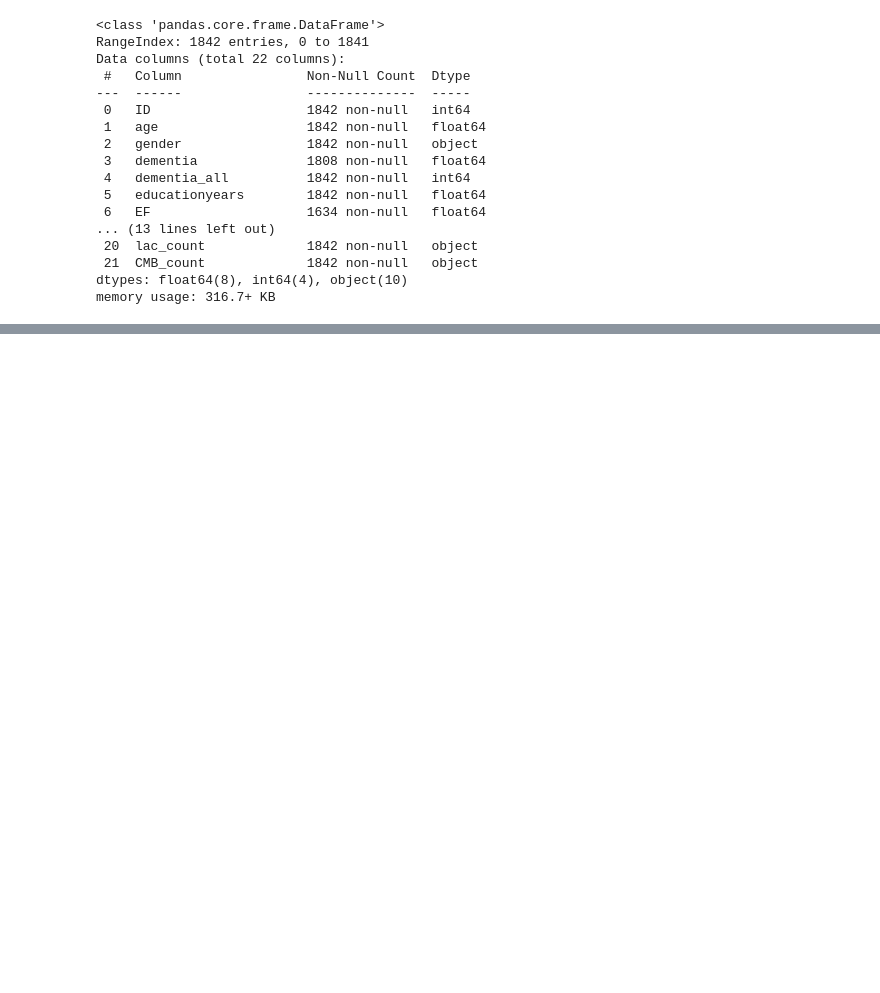
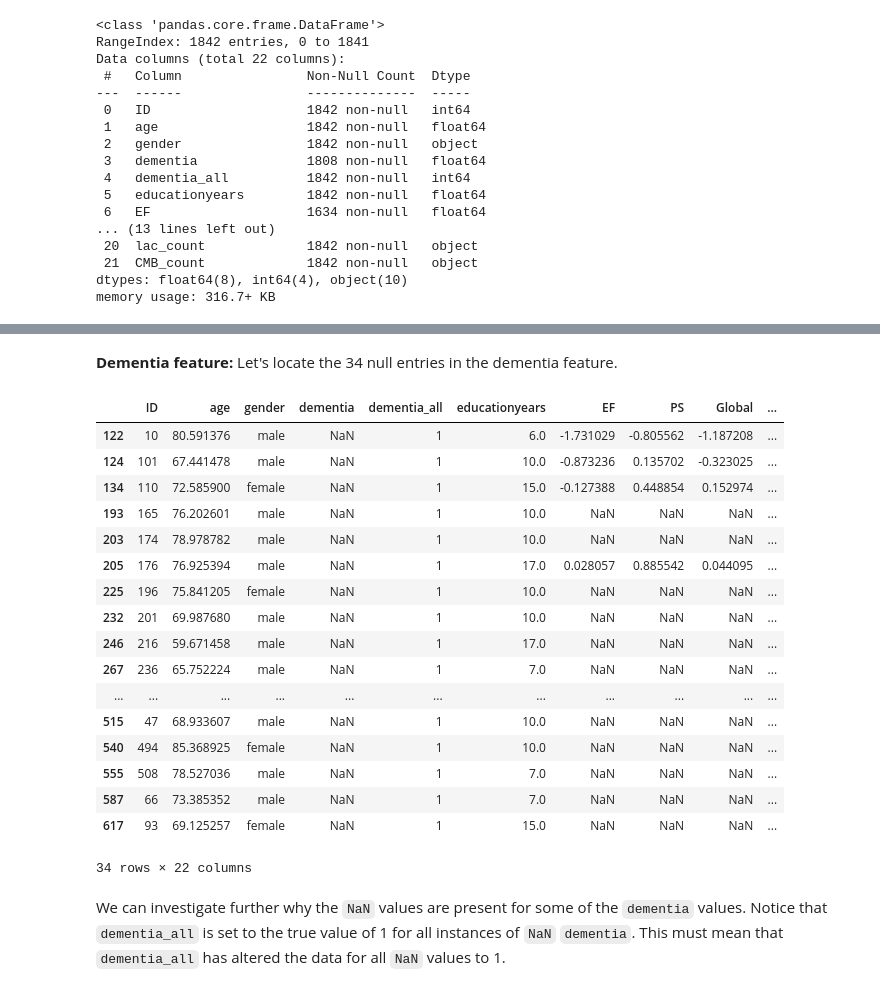
Before and after one commit to simonskodt/big-data-processes, a Jupyter notebook: dementia_project/dementia_analysis.ipynb, the cells around one changed output, grey strips where cells are left out. Cells and saved outputs as stored; diff of their text form; code cells hidden in the pictures; blank space fills up the shorter version.

Commit message:
feat: (almost) complete exploration of the dataset

```diff
--- a/dementia_project/dementia_analysis.ipynb
+++ b/dementia_project/dementia_analysis.ipynb
@@ -18,5 +27,4 @@ import numpy as np;
 # %% [markdown]
 ### Load the dataset
 # %%
-dementia_dataset = pd.read_csv("dementia_studies_data.csv", delimiter=",")
-dementia_dataset.head()
+df = pd.read_csv("dementia_studies_data.csv", delimiter=",")
@@ -150,3 +98,0 @@ dtype: int64
-# %%
-pd.set_option('display.max_columns', None)
-dementia_data[dementia_data["smoking"].isnull()]
@@ -201,0 +112,27 @@ dtype: int64
+# %% [markdown]
+<div class="alert alert-block">
+    <b>Dementia feature:</b> Let's locate the 34 null entries in the dementia feature.
+</div>
+# %%
+df[df['dementia'].isnull()]
+# %% [output]
+|  | ID | age | gender | dementia | dementia_all | educationyears | EF | PS | Global | ... |
+| 122 | 10 | 80.591376 | male | NaN | 1 | 6.0 | -1.731029 | -0.805562 | -1.187208 | ... |
+| 124 | 101 | 67.441478 | male | NaN | 1 | 10.0 | -0.873236 | 0.135702 | -0.323025 | ... |
+| 134 | 110 | 72.585900 | female | NaN | 1 | 15.0 | -0.127388 | 0.448854 | 0.152974 | ... |
+| 193 | 165 | 76.202601 | male | NaN | 1 | 10.0 | NaN | NaN | NaN | ... |
+| 203 | 174 | 78.978782 | male | NaN | 1 | 10.0 | NaN | NaN | NaN | ... |
+| 205 | 176 | 76.925394 | male | NaN | 1 | 17.0 | 0.028057 | 0.885542 | 0.044095 | ... |
+| 225 | 196 | 75.841205 | female | NaN | 1 | 10.0 | NaN | NaN | NaN | ... |
+| 232 | 201 | 69.987680 | male | NaN | 1 | 10.0 | NaN | NaN | NaN | ... |
+| 246 | 216 | 59.671458 | male | NaN | 1 | 17.0 | NaN | NaN | NaN | ... |
+| 267 | 236 | 65.752224 | male | NaN | 1 | 7.0 | NaN | NaN | NaN | ... |
+| ... | ... | ... | ... | ... | ... | ... | ... | ... | ... | ... |
+| 515 | 47 | 68.933607 | male | NaN | 1 | 10.0 | NaN | NaN | NaN | ... |
+| 540 | 494 | 85.368925 | female | NaN | 1 | 10.0 | NaN | NaN | NaN | ... |
+| 555 | 508 | 78.527036 | male | NaN | 1 | 7.0 | NaN | NaN | NaN | ... |
+| 587 | 66 | 73.385352 | male | NaN | 1 | 7.0 | NaN | NaN | NaN | ... |
+| 617 | 93 | 69.125257 | female | NaN | 1 | 15.0 | NaN | NaN | NaN | ... |
+34 rows × 22 columns
+# %% [markdown]
+We can investigate further why the `NaN` values are present for some of the `dementia` values. Notice that `dementia_all` is set to the true value of 1 for all instances of `NaN` `dementia`. This must mean that `dementia_all` has altered the data for all `NaN` values to 1.
```
Also changed, not shown: parts of 31 cells of this notebook, 1 other file.
